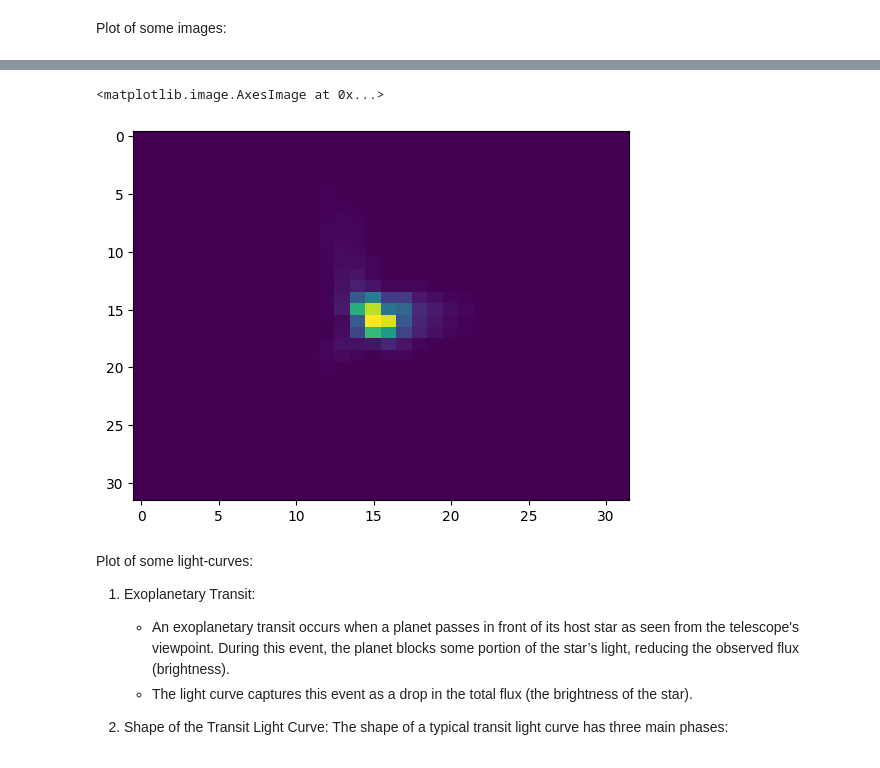
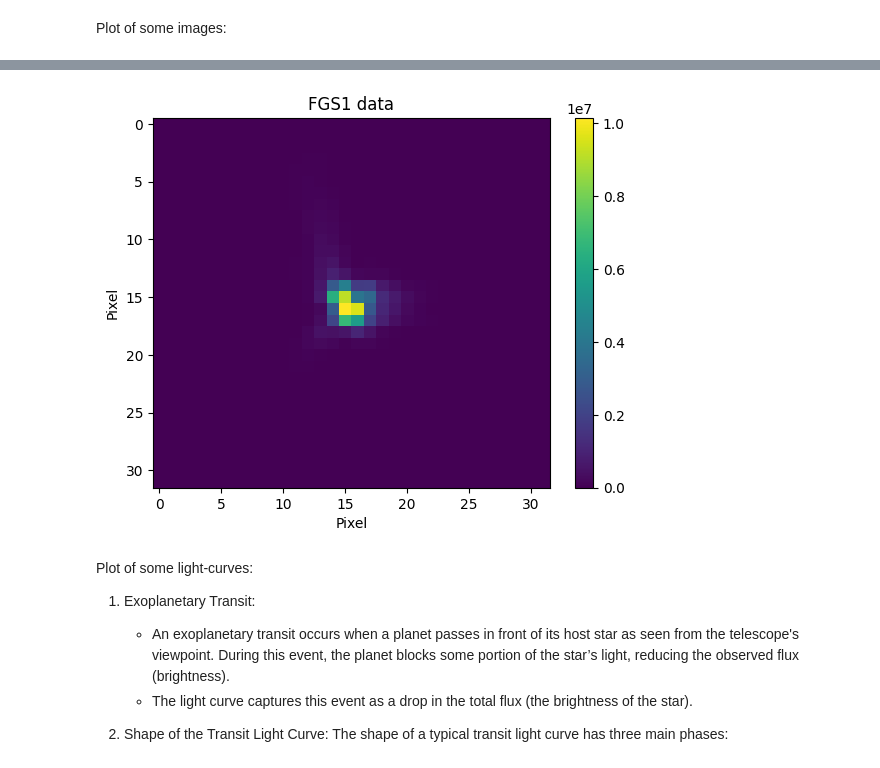
Before and after one commit to Junf137/SYDE-577-Ariel-Data-Challenge, a Jupyter notebook: code/update-calibrating-and-binning-astronomical-data.ipynb, the cells around one changed output, grey strips where cells are left out. Saved outputs shown, nothing was run; the diff lists cells and outputs as text; code cells hidden in the pictures.

Commit message:
[feat] update figure for AIRS and FGS training data

```diff
--- a/code/update-calibrating-and-binning-astronomical-data.ipynb
+++ b/code/update-calibrating-and-binning-astronomical-data.ipynb
@@ -484,10 +505,14 @@ Plot of some images:
 # %%
 # 50th frame of the last chunk (observation), pixel value representing the flux
 # transpose the weight and height back to the original shape
 plt.imshow(data_train_FGS[-1, 50, :, :].T, aspect="auto")
+plt.colorbar()
+plt.xlabel("Pixel")
+plt.ylabel("Pixel")
+plt.title("FGS1 data")
+plt.show()
 # %% [output]
-<matplotlib.image.AxesImage at 0x...>
-[figure, old version]
+[figure, new version]
 # %% [markdown]
 Plot of some light-curves:
 
```
Also changed, not shown: parts of 1 cell of this notebook.
